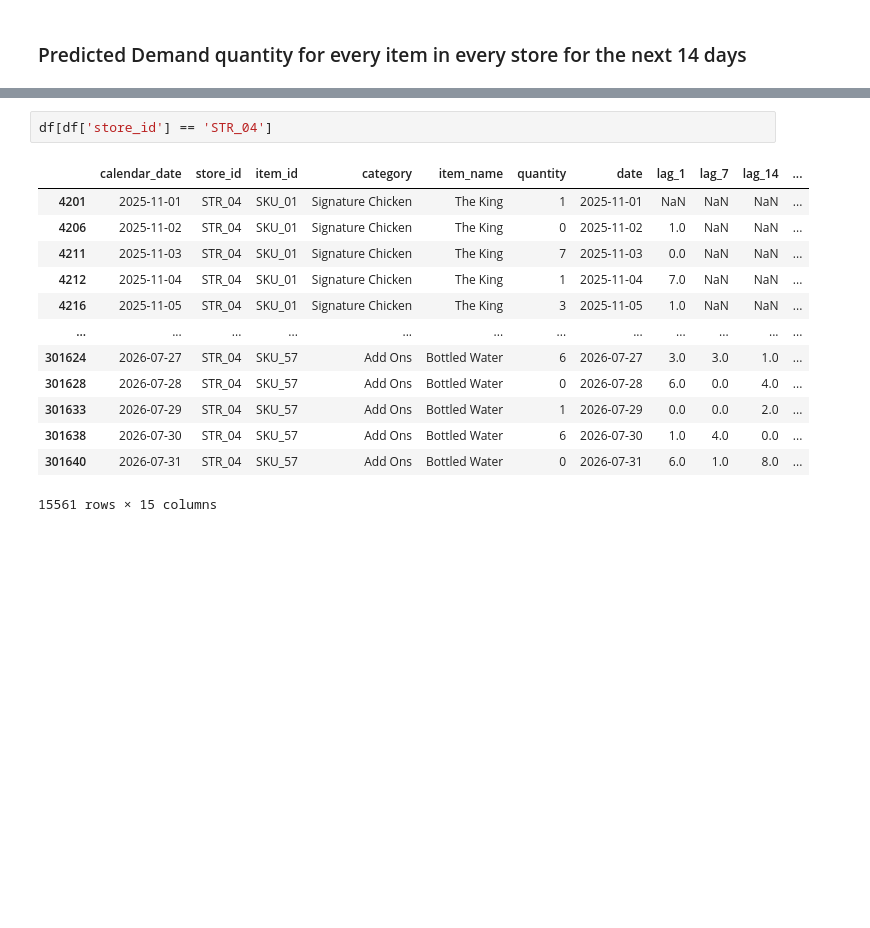
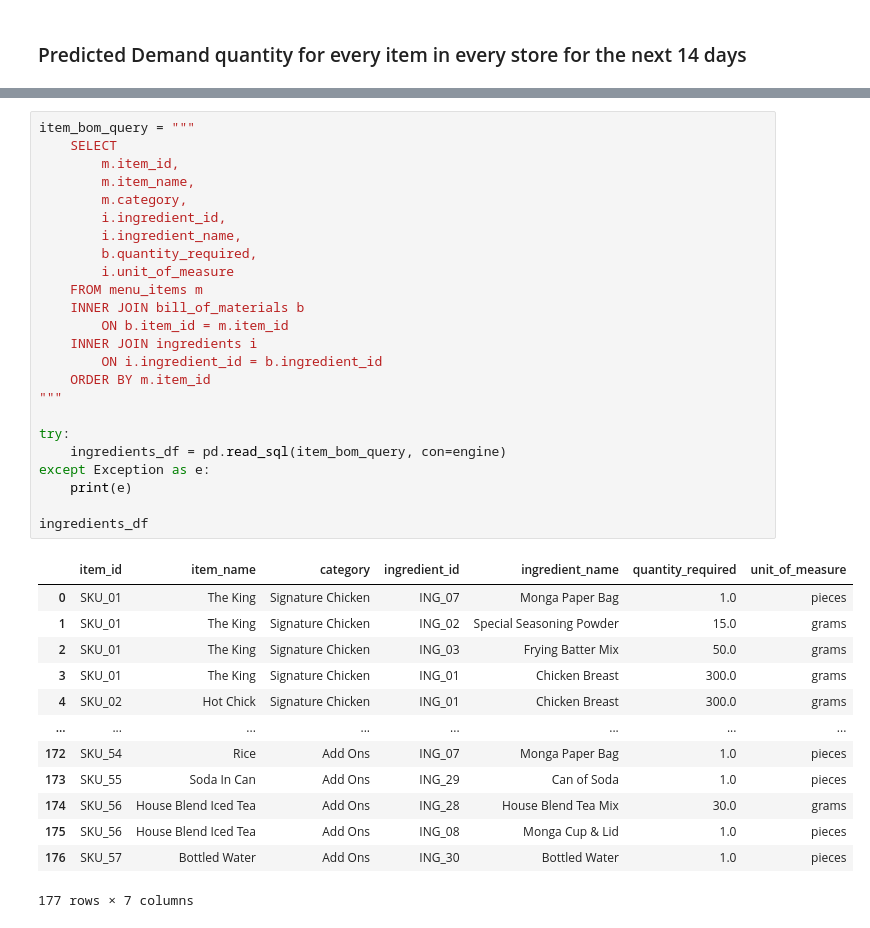
Before and after one commit to Reyal335/Monga-Sales-Forecasting-and-Analytics-App, a Jupyter notebook: ml/restaurant_demand_forecast_prototype.ipynb, the cells around one changed output, grey strips where cells are left out. Saved outputs shown, nothing was run; the diff lists cells and outputs as text; blank space fills up the shorter version.

```diff
--- a/ml/restaurant_demand_forecast_prototype.ipynb
+++ b/ml/restaurant_demand_forecast_prototype.ipynb
@@ -384,16 +389,38 @@ make_demand_matrix()
-# %%
-df[df['store_id'] == 'STR_04']
-# %% [output]
-|  | calendar_date | store_id | item_id | category | item_name | quantity | date | lag_1 | lag_7 | lag_14 | ... |
-| 4201 | 2025-11-01 | STR_04 | SKU_01 | Signature Chicken | The King | 1 | 2025-11-01 | NaN | NaN | NaN | ... |
-| 4206 | 2025-11-02 | STR_04 | SKU_01 | Signature Chicken | The King | 0 | 2025-11-02 | 1.0 | NaN | NaN | ... |
-| 4211 | 2025-11-03 | STR_04 | SKU_01 | Signature Chicken | The King | 7 | 2025-11-03 | 0.0 | NaN | NaN | ... |
-| 4212 | 2025-11-04 | STR_04 | SKU_01 | Signature Chicken | The King | 1 | 2025-11-04 | 7.0 | NaN | NaN | ... |
-| 4216 | 2025-11-05 | STR_04 | SKU_01 | Signature Chicken | The King | 3 | 2025-11-05 | 1.0 | NaN | NaN | ... |
-| ... | ... | ... | ... | ... | ... | ... | ... | ... | ... | ... | ... |
-| 301624 | 2026-07-27 | STR_04 | SKU_57 | Add Ons | Bottled Water | 6 | 2026-07-27 | 3.0 | 3.0 | 1.0 | ... |
-| 301628 | 2026-07-28 | STR_04 | SKU_57 | Add Ons | Bottled Water | 0 | 2026-07-28 | 6.0 | 0.0 | 4.0 | ... |
-| 301633 | 2026-07-29 | STR_04 | SKU_57 | Add Ons | Bottled Water | 1 | 2026-07-29 | 0.0 | 0.0 | 2.0 | ... |
-| 301638 | 2026-07-30 | STR_04 | SKU_57 | Add Ons | Bottled Water | 6 | 2026-07-30 | 1.0 | 4.0 | 0.0 | ... |
-| 301640 | 2026-07-31 | STR_04 | SKU_57 | Add Ons | Bottled Water | 0 | 2026-07-31 | 6.0 | 1.0 | 8.0 | ... |
-15561 rows × 15 columns
+# %%
+item_bom_query = """
+	SELECT
+	    m.item_id,
+	    m.item_name,
+	    m.category,
+        i.ingredient_id,
+	    i.ingredient_name,
+		b.quantity_required,
+		i.unit_of_measure
+	FROM menu_items m
+	INNER JOIN bill_of_materials b
+	    ON b.item_id = m.item_id
+	INNER JOIN ingredients i
+	    ON i.ingredient_id = b.ingredient_id
+	ORDER BY m.item_id
+"""
+
+try:
+    ingredients_df = pd.read_sql(item_bom_query, con=engine)
+except Exception as e:
+    print(e)
+
+ingredients_df
+# %% [output]
+|  | item_id | item_name | category | ingredient_id | ingredient_name | quantity_required | unit_of_measure |
+| 0 | SKU_01 | The King | Signature Chicken | ING_07 | Monga Paper Bag | 1.0 | pieces |
+| 1 | SKU_01 | The King | Signature Chicken | ING_02 | Special Seasoning Powder | 15.0 | grams |
+| 2 | SKU_01 | The King | Signature Chicken | ING_03 | Frying Batter Mix | 50.0 | grams |
+| 3 | SKU_01 | The King | Signature Chicken | ING_01 | Chicken Breast | 300.0 | grams |
+| 4 | SKU_02 | Hot Chick | Signature Chicken | ING_01 | Chicken Breast | 300.0 | grams |
+| ... | ... | ... | ... | ... | ... | ... | ... |
+| 172 | SKU_54 | Rice | Add Ons | ING_07 | Monga Paper Bag | 1.0 | pieces |
+| 173 | SKU_55 | Soda In Can | Add Ons | ING_29 | Can of Soda | 1.0 | pieces |
+| 174 | SKU_56 | House Blend Iced Tea | Add Ons | ING_28 | House Blend Tea Mix | 30.0 | grams |
+| 175 | SKU_56 | House Blend Iced Tea | Add Ons | ING_08 | Monga Cup & Lid | 1.0 | pieces |
+| 176 | SKU_57 | Bottled Water | Add Ons | ING_30 | Bottled Water | 1.0 | pieces |
+177 rows × 7 columns
```
Also changed, not shown: parts of 6 cells of this notebook, 2 other files.
